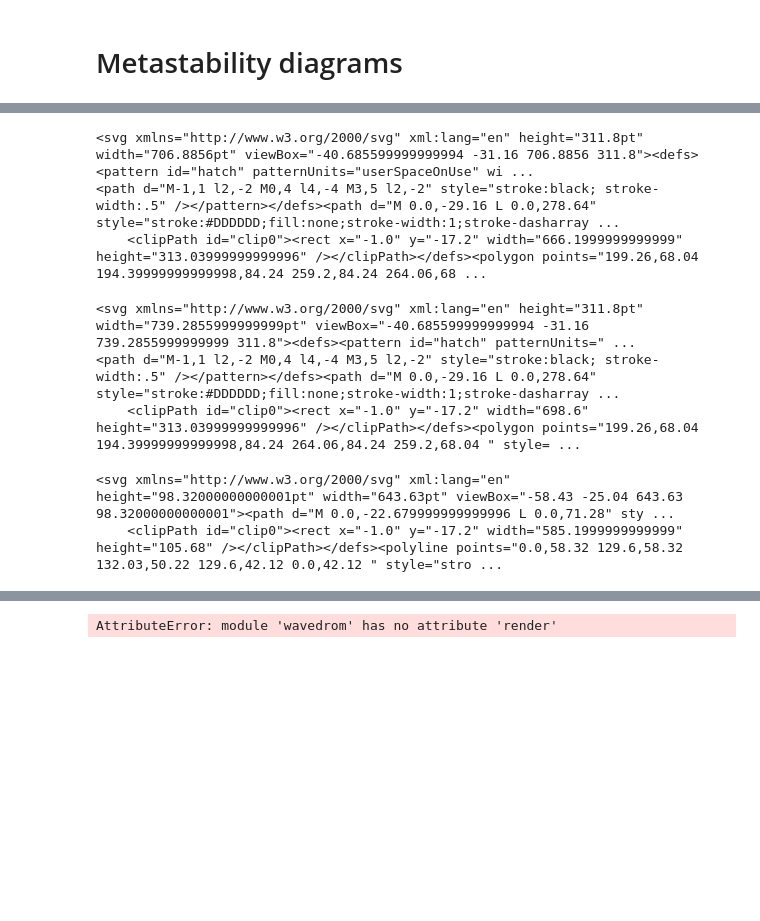
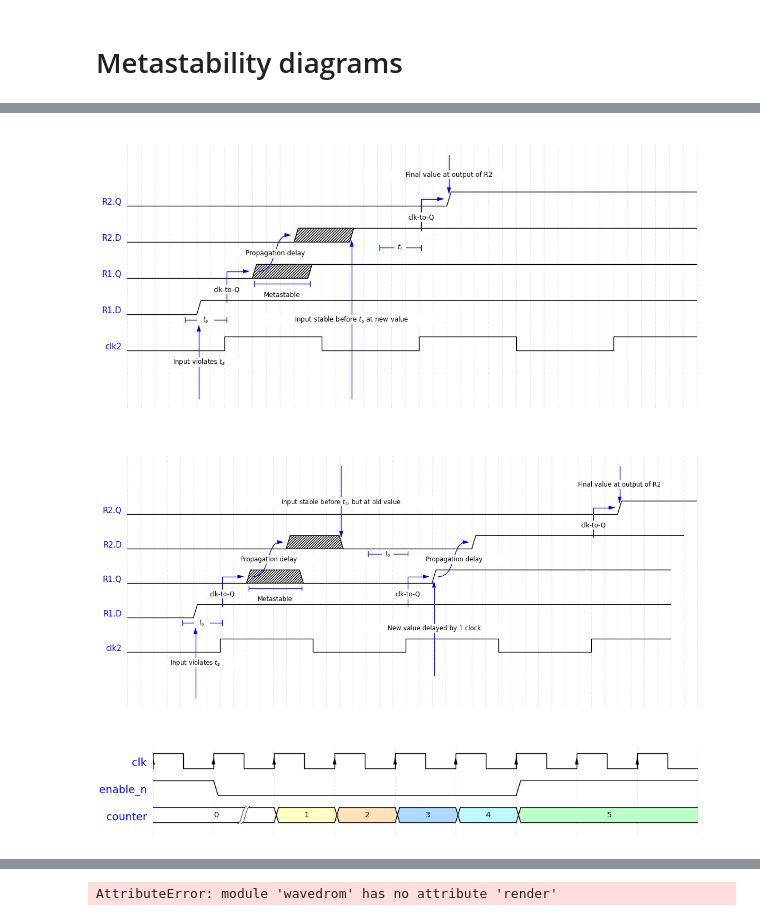
Before and after one commit to fys4220/fys4220.github.io, a Jupyter notebook: fys4220-jbook/graphics/graphics.ipynb, the cells around one changed output, grey strips where cells are left out. Drawn from its saved outputs; the diff is of its cells as text; code cells hidden in the pictures; blank space fills up the shorter version.

Commit message:
updated description of metastability, adding code and updated diagram for synchronization registers

```diff
--- a/fys4220-jbook/graphics/graphics.ipynb
+++ b/fys4220-jbook/graphics/graphics.ipynb
@@ -95,37 +91,35 @@ filename="wave_metastability_synchronization_registers_new_value"
 
 with schemdraw.Drawing() as d:
     d+= logic.TimingDiagram.from_json('''
 { signal: [
   { name: ""},
   { name: "R2.Q",  wave: "0......................1.................", phase:0,node:"..............."  },
   { name: "R2.D", wave: "0...........x...1........................", phase:0,node:"...........Q"},
   { name: "R1.Q", wave: "0........x...1...........................", phase:0, node:".........B"},
   { name: "R1.D",  wave: "0....1...................................",node:".......A" },
-  { name: "clk", wave: "0......h......l......h......l......h.....", phase:0, node:"..................C" },
+  { name: "clk2", wave: "0......h......l......h......l......h.....", phase:0, node:"..................C" },
 
   { name: "",  wave: "" },
 
 ],
     config: { hscale: 0.5},
     edge: ["A<|-B clk-to-Q","[2:21]<|-[1:23] clk-to-Q",
              "[v4:4]+[v4:7] $t_s$ ","[v2:18]+[v2:21] $t_s$",
              "[^7:5]->[v4:5] Input violates $t_s$","[^7:16]->[2:16] Input stable before $t_s$ at new value",
             "[3:9]<~[2:12] Propagation delay",
             "[^0:23]->[1:23] Final value at output of R2",
             "[v3:9]+[v3:13]",
             "[^4:9]+[^4:13] Metastable",
     ],
     head: ["adsf"],
   }
 ''',
 ygap=0.8, grid=True, fontsize=12, nodesize=10
 )
 d.save(filename+".svg")
 os.system('rsvg-convert -h 600 ' + filename + '.svg > ' + filename + '.png');
 # %% [output]
-<svg xmlns="http://www.w3.org/2000/svg" xml:lang="en" height="311.8pt" width="706.8856pt" viewBox="-40.685599999999994 -31.16 706.8856 311.8"><defs><pattern id="hatch" patternUnits="userSpaceOnUse" wi ...
-<path d="M-1,1 l2,-2 M0,4 l4,-4 M3,5 l2,-2" style="stroke:black; stroke-width:.5" /></pattern></defs><path d="M 0.0,-29.16 L 0.0,278.64" style="stroke:#DDDDDD;fill:none;stroke-width:1;stroke-dasharray ...
-    <clipPath id="clip0"><rect x="-1.0" y="-17.2" width="666.1999999999999" height="313.03999999999996" /></clipPath></defs><polygon points="199.26,68.04 194.39999999999998,84.24 259.2,84.24 264.06,68 ...
+[figure, added]
 # %%
 # Edge detectrion
 filename="wave_metastability_synchronization_registers_old_value"
@@ -138,7 +132,7 @@ with schemdraw.Drawing() as d:
   { name: "R2.D", wave: "0...........x...0.........1...............", phase:0,node:"...........Q"},
   { name: "R1.Q", wave: "0........x...0.........1.................", phase:0, node:".........B"},
   { name: "R1.D",  wave: "0....1...................................",node:".......A" },
-  { name: "clk", wave: "0......h......l......h......l......h.....", phase:0, node:"..................C" },
+  { name: "clk2", wave: "0......h......l......h......l......h.....", phase:0, node:"..................C" },
 
   { name: "",  wave: "" },
 
@@ -162,9 +156,7 @@ ygap=0.8, grid=True, fontsize=12, nodesize=10
 d.save(filename+".svg")
 os.system('rsvg-convert -h 600 ' + filename + '.svg > ' + filename + '.png');
 # %% [output]
-<svg xmlns="http://www.w3.org/2000/svg" xml:lang="en" height="311.8pt" width="739.2855999999999pt" viewBox="-40.685599999999994 -31.16 739.2855999999999 311.8"><defs><pattern id="hatch" patternUnits=" ...
-<path d="M-1,1 l2,-2 M0,4 l4,-4 M3,5 l2,-2" style="stroke:black; stroke-width:.5" /></pattern></defs><path d="M 0.0,-29.16 L 0.0,278.64" style="stroke:#DDDDDD;fill:none;stroke-width:1;stroke-dasharray ...
-    <clipPath id="clip0"><rect x="-1.0" y="-17.2" width="698.6" height="313.03999999999996" /></clipPath></defs><polygon points="199.26,68.04 194.39999999999998,84.24 264.06,84.24 259.2,68.04 " style= ...
+[figure, added]
 # %%
 # Edge detectrion
 filename="wave_enable_counter"
@@ -173,7 +165,7 @@ with schemdraw.Drawing() as d:
     d+= logic.TimingDiagram.from_json('''
 { signal: [
   { name: "clk",  wave: "P........" },
-  { name: "enable",  wave: "01....0.."  },
+  { name: "enable_n",  wave: "10....1.."  },
   { name: "counter", wave: "2|34567..", data: ["0","1","2","3","4","5"]}
 ],
     config: { hscale: 2 }
@@ -184,8 +176,7 @@ ygap=0.4, grid=True, fontsize=14, nodesize=10
 d.save(filename+".svg")
 os.system('rsvg-convert -h 400 ' + filename + '.svg > ' + filename + '.png');
 # %% [output]
-<svg xmlns="http://www.w3.org/2000/svg" xml:lang="en" height="98.32000000000001pt" width="643.63pt" viewBox="-58.43 -25.04 643.63 98.32000000000001"><path d="M 0.0,-22.679999999999996 L 0.0,71.28" sty ...
-    <clipPath id="clip0"><rect x="-1.0" y="-17.2" width="585.1999999999999" height="105.68" /></clipPath></defs><polyline points="0.0,58.32 129.6,58.32 132.03,50.22 129.6,42.12 0.0,42.12 " style="stro ...
+[figure, added]
 # %%
 # Edge detectrion
 filename="wave_pulse_generator"
```
Also changed, not shown: parts of 7 cells of this notebook, 25 other files.
